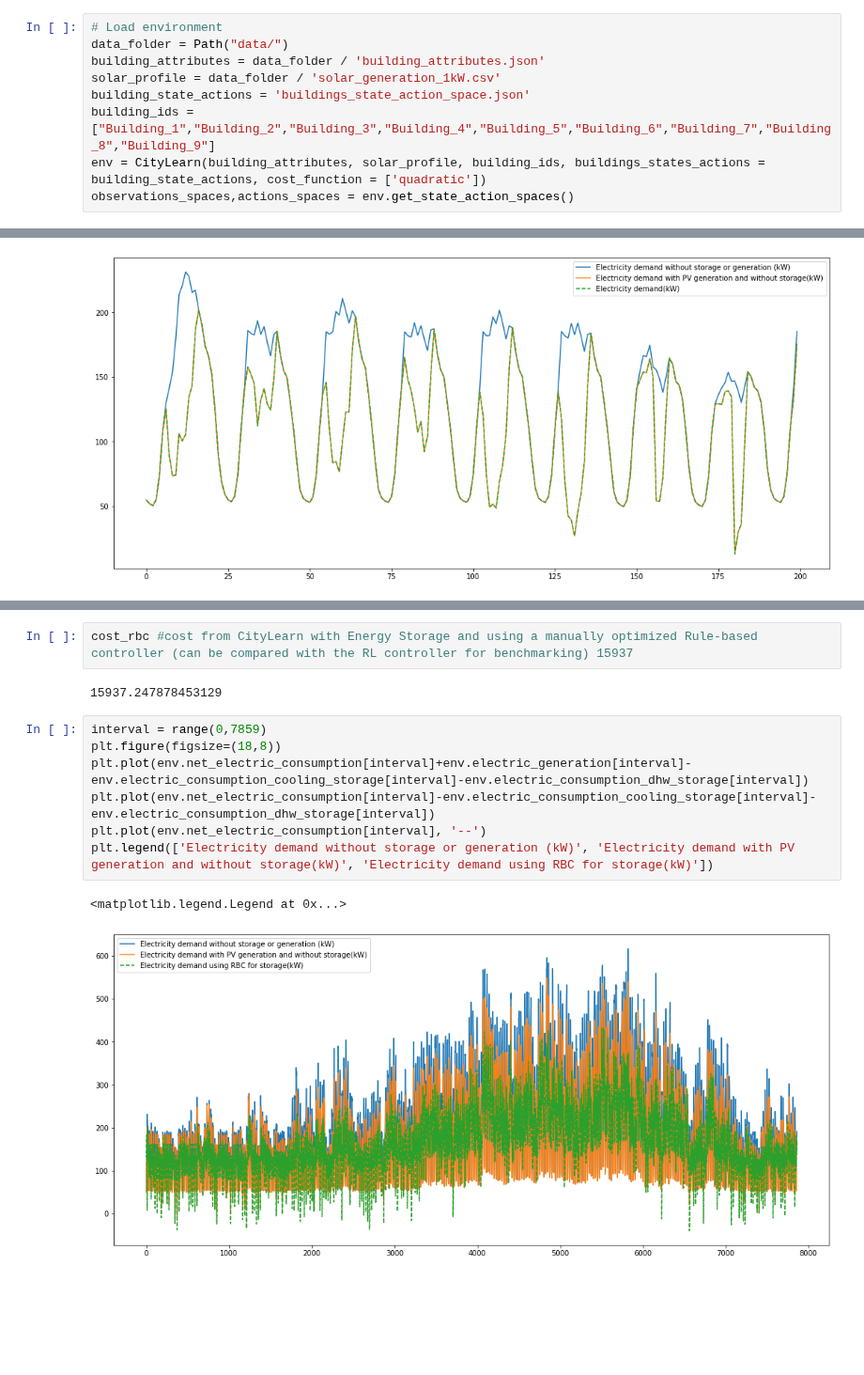
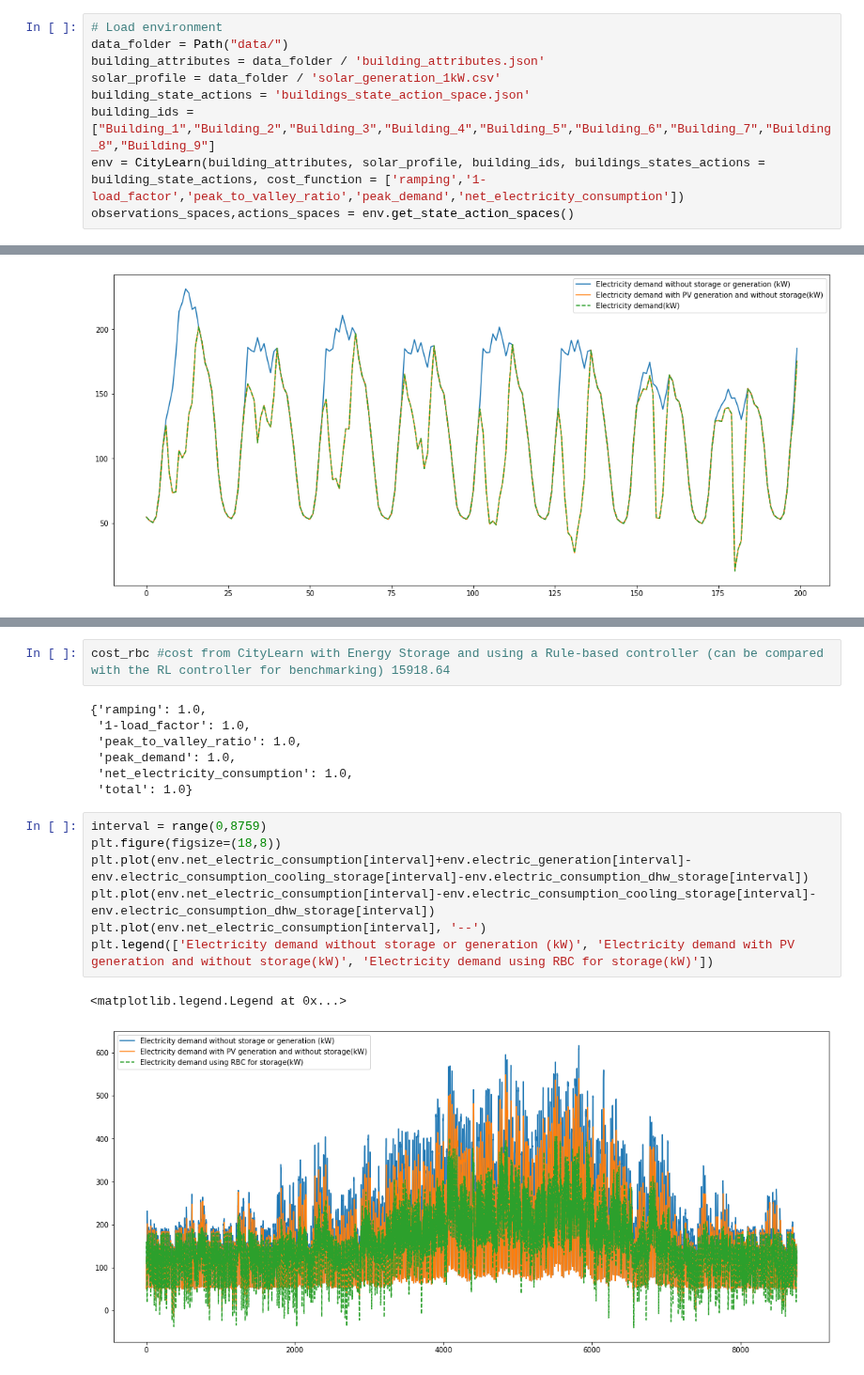
Before and after one commit to intelligent-environments-lab/CityLearn, a Jupyter notebook: example_rbc.ipynb, the cells around one changed output, grey strips where cells are left out. Shown at 94% size. Drawn from its saved outputs; the diff is of its cells as text; blank space fills up the shorter version.

Commit message:
cost functions updated

```diff
--- a/example_rbc.ipynb
+++ b/example_rbc.ipynb
@@ -11,7 +11,7 @@ building_attributes = data_folder / 'building_attributes.json'
 solar_profile = data_folder / 'solar_generation_1kW.csv'
 building_state_actions = 'buildings_state_action_space.json'
 building_ids = ["Building_1","Building_2","Building_3","Building_4","Building_5","Building_6","Building_7","Building_8","Building_9"]
-env = CityLearn(building_attributes, solar_profile, building_ids, buildings_states_actions = building_state_actions, cost_function = ['quadratic'])
+env = CityLearn(building_attributes, solar_profile, building_ids, buildings_states_actions = building_state_actions, cost_function = ['ramping','1-load_factor','peak_to_valley_ratio','peak_demand','net_electricity_consumption'])
 observations_spaces,actions_spaces = env.get_state_action_spaces()
 # %%
 #NO STORAGE
@@ -49,16 +54,21 @@ while not done:
     state = next_state
 cost_rbc = env.cost()
 # %%
-cost_rbc #cost from CityLearn with Energy Storage and using a manually optimized Rule-based controller (can be compared with the RL controller for benchmarking) 15937
+cost_rbc #cost from CityLearn with Energy Storage and using a Rule-based controller (can be compared with the RL controller for benchmarking) 15918.64
 # %% [output]
-15937.247878453129
+{'ramping': 1.0,
+ '1-load_factor': 1.0,
+ 'peak_to_valley_ratio': 1.0,
+ 'peak_demand': 1.0,
+ 'net_electricity_consumption': 1.0,
+ 'total': 1.0}
 # %%
-interval = range(0,7859)
+interval = range(0,8759)
 plt.figure(figsize=(18,8))
 plt.plot(env.net_electric_consumption[interval]+env.electric_generation[interval]-env.electric_consumption_cooling_storage[interval]-env.electric_consumption_dhw_storage[interval])
 plt.plot(env.net_electric_consumption[interval]-env.electric_consumption_cooling_storage[interval]-env.electric_consumption_dhw_storage[interval])
 plt.plot(env.net_electric_consumption[interval], '--')
 plt.legend(['Electricity demand without storage or generation (kW)', 'Electricity demand with PV generation and without storage(kW)', 'Electricity demand using RBC for storage(kW)'])
 # %% [output]
 <matplotlib.legend.Legend at 0x...>
-[figure, old version]
+[figure, new version]
```
Also changed, not shown: parts of 6 cells of this notebook, 2 other files.
